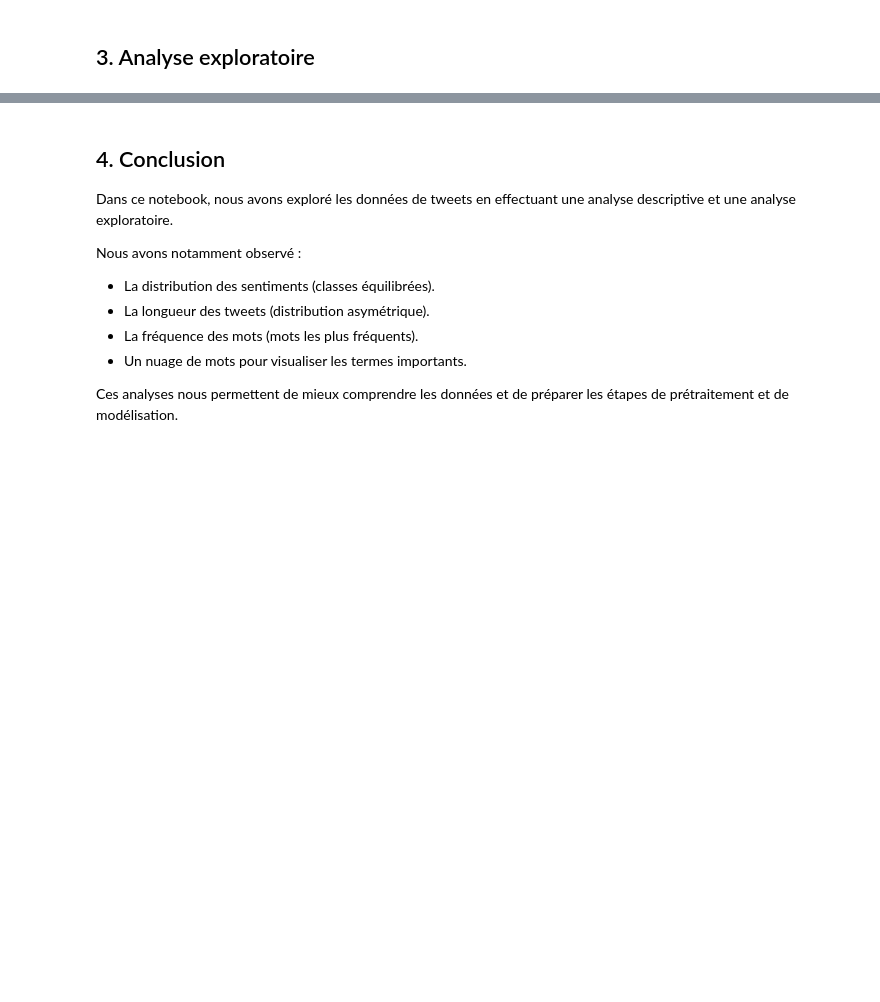
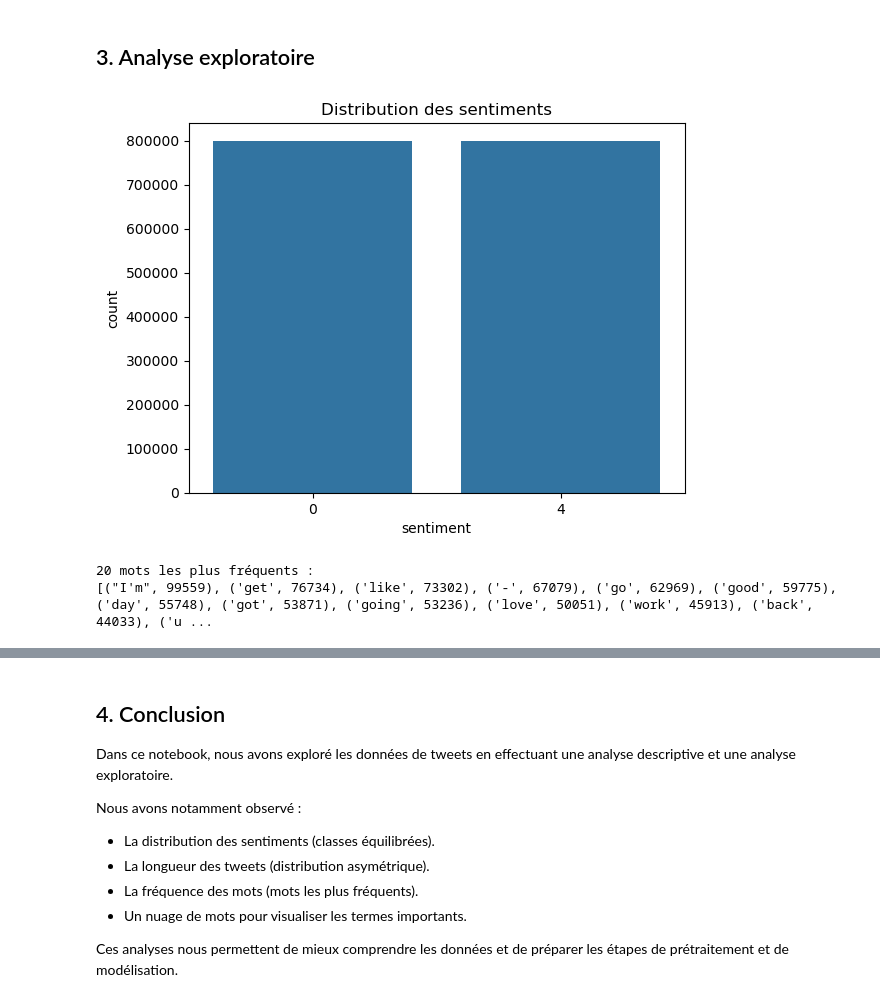
Before and after one commit to mehdimunim/OC7, a Jupyter notebook: notebooks/01_Mehdi_MUNIM_exploration.ipynb, the cells around one changed output, grey strips where cells are left out. Cells and saved outputs as stored; diff of their text form; code cells hidden in the pictures; blank space fills up the shorter version.

```diff
--- a/notebooks/01_Mehdi_MUNIM_exploration.ipynb
+++ b/notebooks/01_Mehdi_MUNIM_exploration.ipynb
@@ -37,9 +43,14 @@ nltk.download('wordnet')
 # %%
 #@title 2.1 Chargement des données
 
-# Téléchargement et décompression du fichier zip
-!wget "https://s3-eu-west-1.amazonaws.com/static.oc-static.com/prod/courses/files/AI+Engineer/Project+7%20-%20D%C3%A9tectez%20les%20Bad%20Buzz%20gr%C3%A2ce%20au%20Deep%20Learning/sentiment140.zip"
-!unzip sentiment140.zip
+# Télécharger les données depuis un nouveau lien
+!wget -nc  -P ../data/raw "https://s3-eu-west-1.amazonaws.com/static.oc-static.com/prod/courses/files/AI+Engineer/Project+7%C2%A0-+D%C3%A9tectez+les+Bad+Buzz+gr%C3%A2ce+au+Deep+Learning/sentiment140.zip"
+
+# Décompresser le fichier zip
+!unzip -n ../data/raw/sentiment140.zip -d ../data/raw
 
 # Charger les données du fichier CSV
-df = pd.read_csv('training.1600000.processed.noemoticon.csv', encoding='latin-1', header=None)
+df = pd.read_csv('../data/raw/training.1600000.processed.noemoticon.csv', encoding='latin-1', header=None)
+
+# Renommer les colonnes
+df.columns = ['sentiment', 'id', 'date', 'query', 'user', 'text']
@@ -70,7 +122,10 @@ display(df.describe())
 # %%
 #@title 3.1 Distribution des classes
 
-# Afficher la distribution des sentiments (0 = négatif, 4 = positif)
-sns.countplot(x=0, data=df)
+
+# Afficher la distribution des sentiments
+sns.countplot(x='sentiment', data=df)
 plt.title('Distribution des sentiments')
 plt.show()
+# %% [output]
+[figure, added]
@@ -98,13 +146,22 @@ plt.show()
 
 from collections import Counter
 
-# Calculer la fréquence des mots
-all_words = ' '.join(df[5].tolist()).split()
-word_counts = Counter(all_words)
+# Joindre tous les tweets nettoyés en une seule chaîne de caractères
+all_words = ' '.join(df["text"].tolist()).split()
 
-# Afficher les 20 mots les plus fréquents
+# Filtrer les stop words
+stop_words = set(stopwords.words('english'))
+filtered_words = [word for word in all_words if word.lower() not in stop_words]
+
+# Compter les occurrences de chaque mot
+word_counts = Counter(filtered_words)
+
+# Affichage des 20 mots les plus fréquents
 print("20 mots les plus fréquents :")
 print(word_counts.most_common(20))
+# %% [output]
+20 mots les plus fréquents :
+[("I'm", 99559), ('get', 76734), ('like', 73302), ('-', 67079), ('go', 62969), ('good', 59775), ('day', 55748), ('got', 53871), ('going', 53236), ('love', 50051), ('work', 45913), ('back', 44033), ('u ...
 # %%
 #@title 3.4 Nuage de mots
 
```
Also changed, not shown: parts of 8 cells of this notebook, 1 other file.
